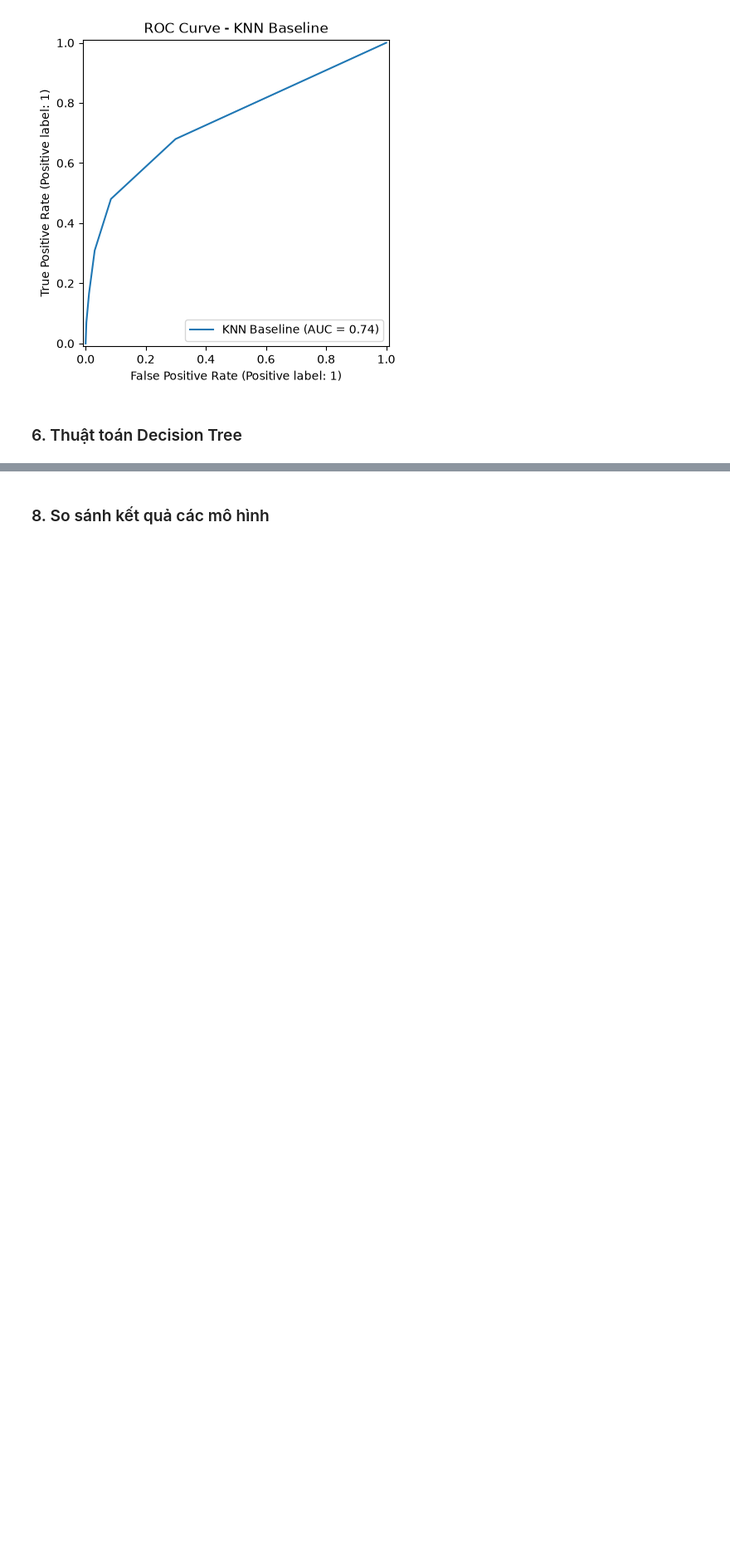
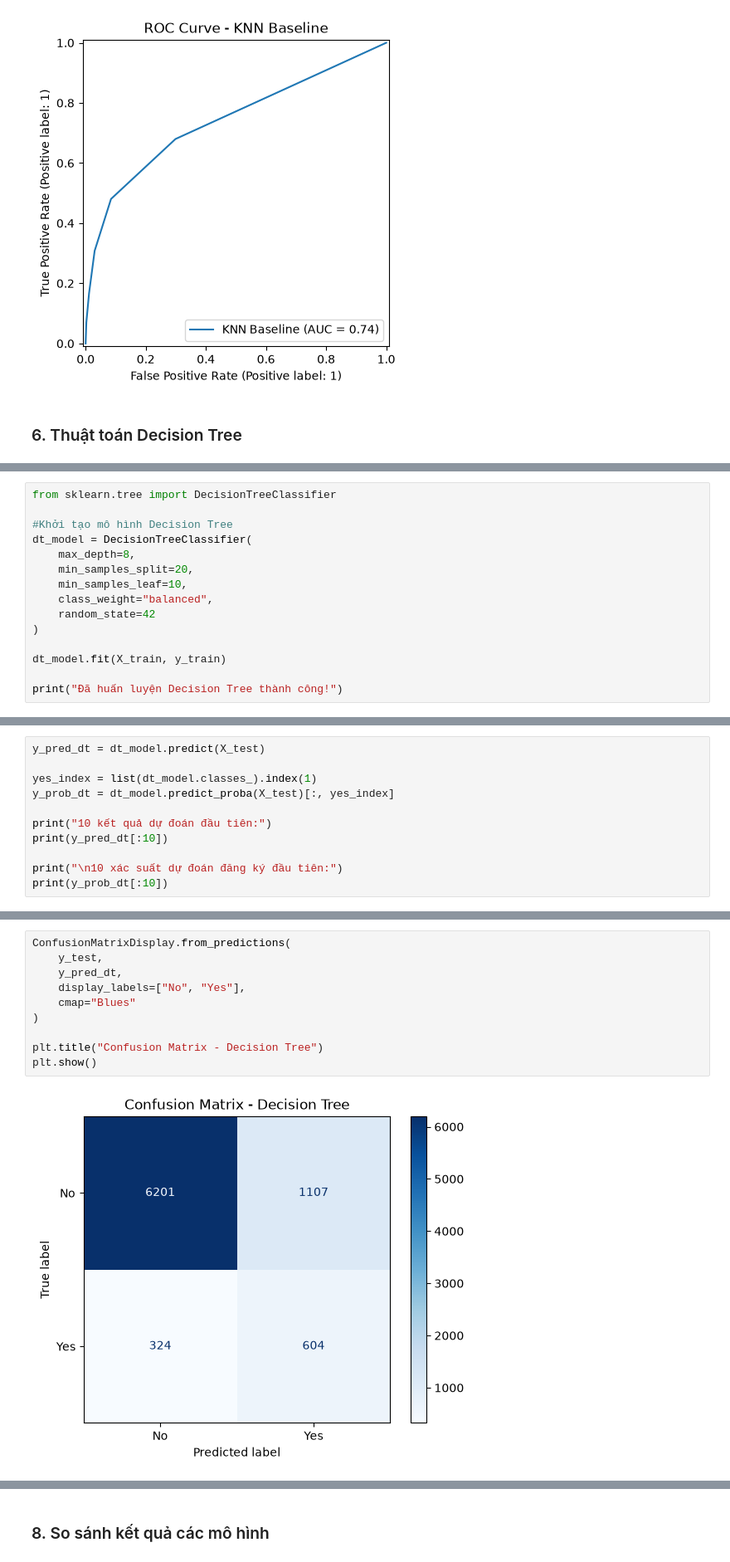
Before and after one commit to QuiBao47/MayHoc_Nhom, a Jupyter notebook: Đồ án cuối kỳ/Bank_Marketing.ipynb, the cells around one changed output, grey strips where cells are left out. Shown at 83% size. Saved outputs shown, nothing was run; the diff lists cells and outputs as text; blank space fills up the shorter version.

Commit message:
Làm Decision Tree

```diff
--- a/Đồ án cuối kỳ/Bank_Marketing.ipynb
+++ b/Đồ án cuối kỳ/Bank_Marketing.ipynb
@@ -364,0 +365,15 @@ plt.show()
+# %%
+from sklearn.tree import DecisionTreeClassifier
+
+#Khởi tạo mô hình Decision Tree
+dt_model = DecisionTreeClassifier(
+    max_depth=8,
+    min_samples_split=20,
+    min_samples_leaf=10,
+    class_weight="balanced",
+    random_state=42
+)
+
+dt_model.fit(X_train, y_train)
+
+print("Đã huấn luyện Decision Tree thành công!")
@@ -364,0 +384,11 @@ plt.show()
+# %%
+y_pred_dt = dt_model.predict(X_test)
+
+yes_index = list(dt_model.classes_).index(1)
+y_prob_dt = dt_model.predict_proba(X_test)[:, yes_index]
+
+print("10 kết quả dự đoán đầu tiên:")
+print(y_pred_dt[:10])
+
+print("\n10 xác suất dự đoán đăng ký đầu tiên:")
+print(y_prob_dt[:10])
@@ -364,0 +462,12 @@ plt.show()
+# %%
+ConfusionMatrixDisplay.from_predictions(
+    y_test,
+    y_pred_dt,
+    display_labels=["No", "Yes"],
+    cmap="Blues"
+)
+
+plt.title("Confusion Matrix - Decision Tree")
+plt.show()
+# %% [output]
+[figure, added]
```
Also changed, not shown: parts of 25 cells of this notebook.
